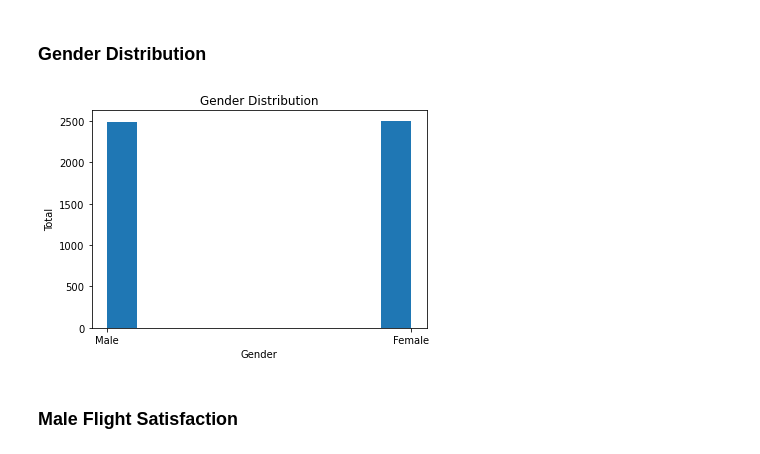
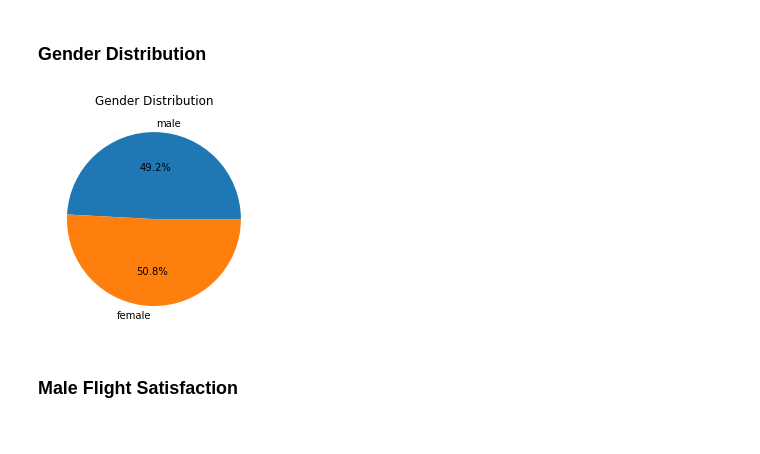
Before and after one commit to aidanlewilewi/322Project, a Jupyter notebook: eda.ipynb, the cells around one changed output. Cells and saved outputs as stored; diff of their text form; code cells hidden in the pictures.

```diff
--- a/eda.ipynb
+++ b/eda.ipynb
@@ -109,10 +95,10 @@ for i in range(len(customerData.data)):
             femaleCount += 1
 # %% [markdown]
 ### Gender Distribution
-# %%
-plotutils.plot_histogram(genders, 'Gender Distribution', 'Gender', 'Total')
-# %% [output]
-[figure, removed]
+# %%
+plotutils.plot_pie_chart(['male', 'female'], [totalMale, totalFemale], 'Gender Distribution')
+# %% [output]
+[figure, added]
 # %% [markdown]
 ### Male Flight Satisfaction
 # %%
```
Also changed, not shown: parts of 16 cells of this notebook, 1 other file.
